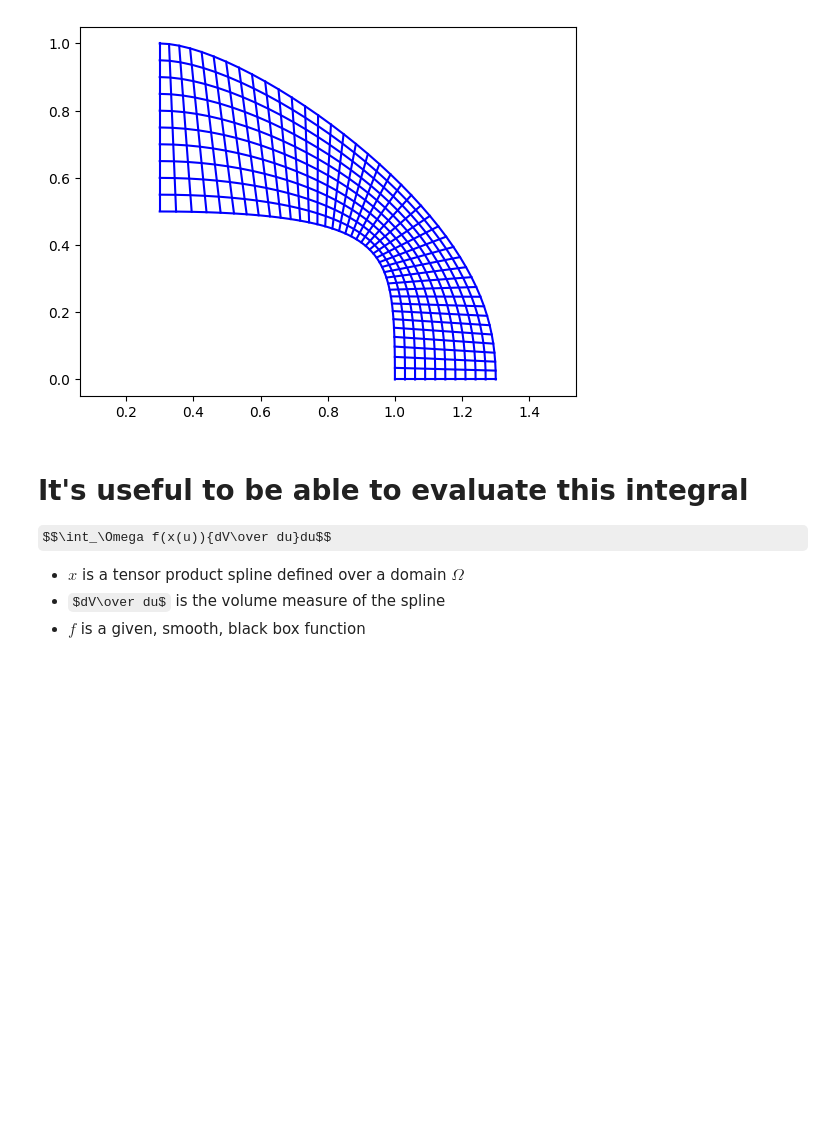
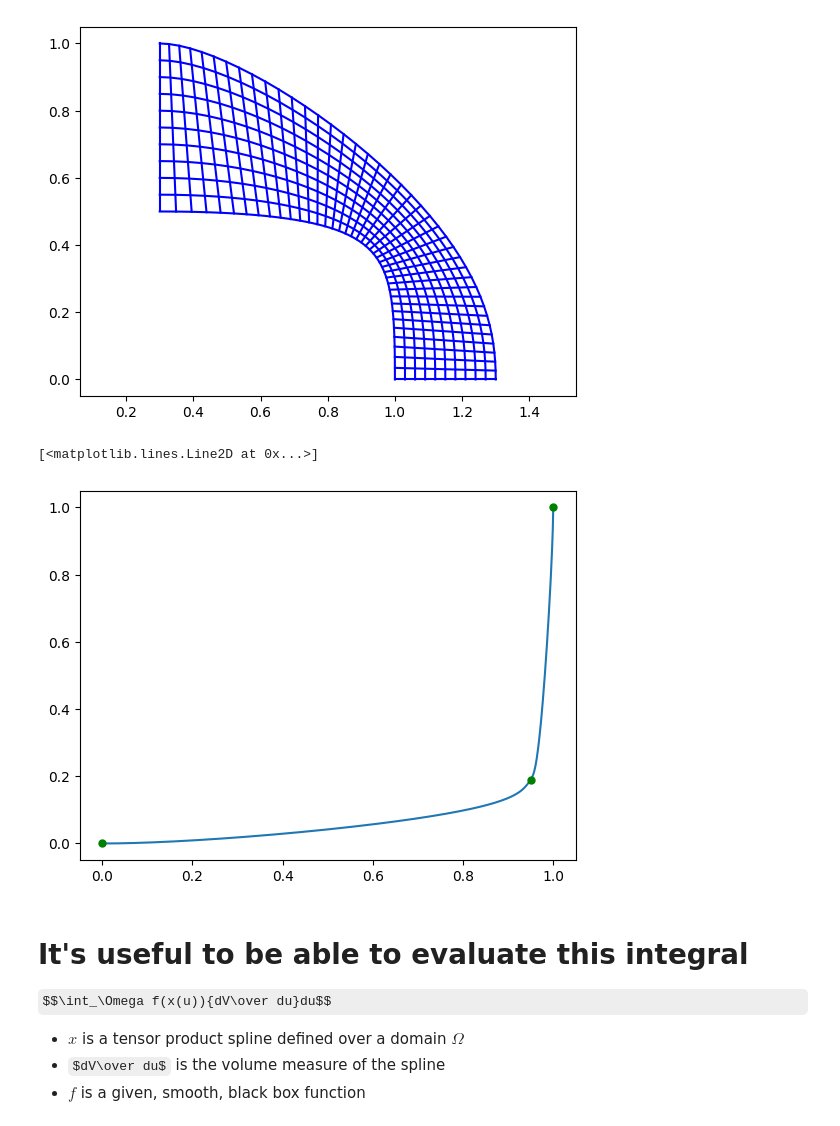
Before and after one commit to ericbrec/BSpy, a Jupyter notebook: examples/BSpy_Introduction.ipynb, the cells around one changed output. Cells and saved outputs as stored; diff of their text form; code cells hidden in the pictures; some formulas as TeX source; blank space fills up the shorter version.

```diff
--- a/examples/BSpy_Introduction.ipynb
+++ b/examples/BSpy_Introduction.ipynb
@@ -202,6 +202,40 @@ sweptVolume = region2D.revolve(120.0)
 viewer = bspy.Viewer()
 viewer.draw(sweptVolume, 'sweptVolume')
 viewer.mainloop()
+# %%
+# Design parameters
+
+xMiddle = 0.95
+yPercent = 0.2
+middleDirection = 0.7
+leftKappa = 0.7
+middleKappa = 0.7
+rightKappa = 0.7
+
+# Generate the input for the section tool
+
+leftEnd = [0.0, 0.0, 0.0, leftKappa]
+rightEnd = [1.0, 1.0, 90.0, rightKappa]
+yMiddleActual = yPercent * xMiddle
+middleLower = np.arctan2(yMiddleActual, xMiddle)
+middleUpper = np.arctan2(1.0 - yMiddleActual, 1.0 - xMiddle)
+middleAngle = 180.0 * ((1.0 - middleDirection) * middleLower + middleDirection * middleUpper) / np.pi
+middlePoint = [xMiddle, yMiddleActual, middleAngle, middleKappa]
+
+# Build the section
+
+sectionInput = np.array([leftEnd, middlePoint, rightEnd])
+mySection = bspy.Spline.section(sectionInput)
+
+# Plot the section and the points
+
+xPlot, yPlot = mySection(tPlot)
+plt.plot(xPlot, yPlot)
+np.array([[leftEnd, middlePoint, rightEnd]])
+plt.plot(sectionInput[:, 0], sectionInput[:, 1], 'g', marker = 'o', markersize = 5, linestyle = "")
+# %% [output]
+[<matplotlib.lines.Line2D at 0x...>]
+[figure, added]
 # %% [markdown]
 # It's useful to be able to evaluate this integral
 
```
Also changed, not shown: 3 other files.
